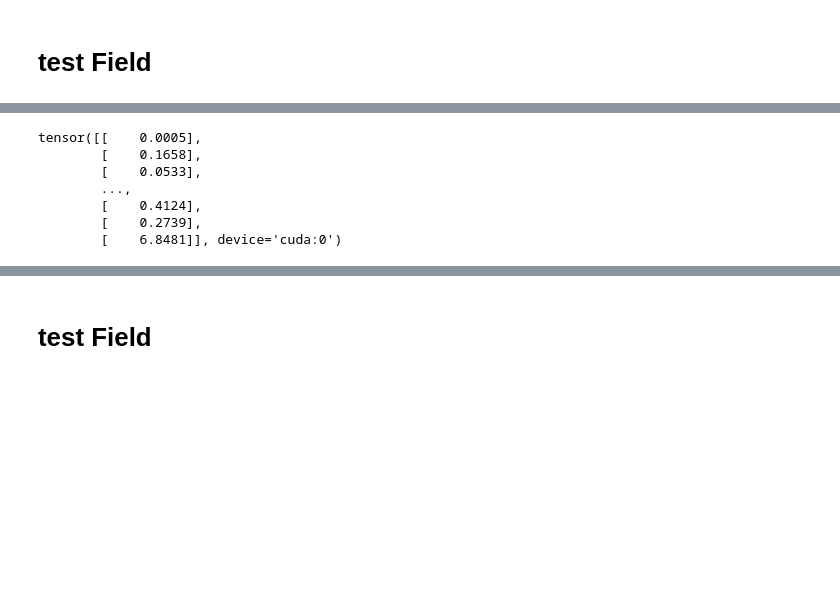
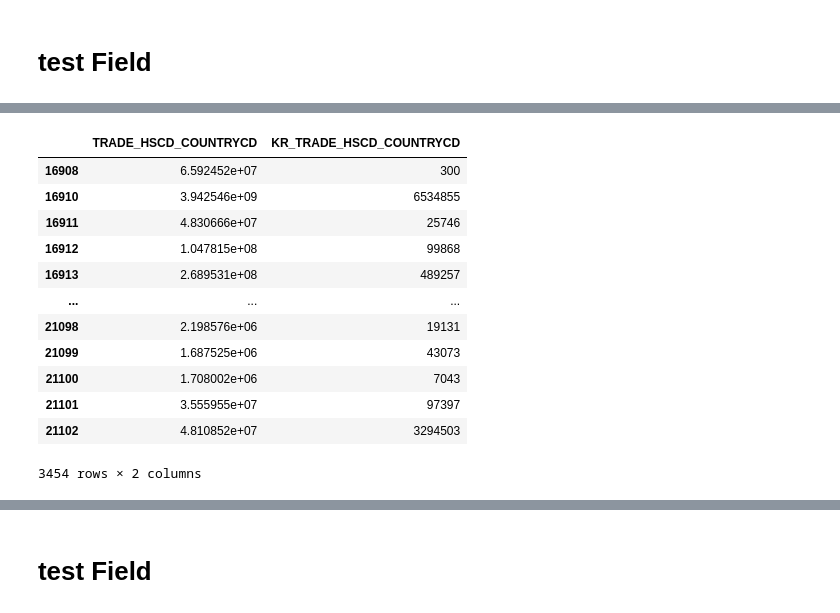
Before and after one commit to 201710757/kotra, a Jupyter notebook: total_ver.ipynb, the cells around one changed output, grey strips where cells are left out. Saved outputs shown, nothing was run; the diff lists cells and outputs as text; code cells hidden in the pictures; blank space fills up the shorter version.

```diff
--- a/total_ver.ipynb
+++ b/total_ver.ipynb
@@ -126,6 +127,5 @@ df.head()
 # %%
-#df['KMDIST'] = df['KMDIST']/100
-#df = df.drop(columns=['SP_POP_TOTL', 'KR_TRADE_HSCD_COUNTRYCD', 'TRADE_HSCD_COUNTRYCD', 'TRADE_COUNTRYCD', 'TRADE_HSCD', 'NY_GDP_MKTP_CD', 'NY_GDP_MKTP_CD_1Y'])
+copy_df = df.copy()
 # %%
 
 df['KMDIST'] = df['KMDIST'] / 100
@@ -433,10 +418,16 @@ tmp
 # %%
-y_test
+copy_df.iloc[tr+te:,14:16]
 # %% [output]
+|  | TRADE_HSCD_COUNTRYCD | KR_TRADE_HSCD_COUNTRYCD |
+| 16908 | 6.592452e+07 | 300 |
+| 16910 | 3.942546e+09 | 6534855 |
+| 16911 | 4.830666e+07 | 25746 |
+| 16912 | 1.047815e+08 | 99868 |
+| 16913 | 2.689531e+08 | 489257 |
+| ... | ... | ... |
+| 21098 | 2.198576e+06 | 19131 |
+| 21099 | 1.687525e+06 | 43073 |
+| 21100 | 1.708002e+06 | 7043 |
+| 21101 | 3.555955e+07 | 97397 |
+| 21102 | 4.810852e+07 | 3294503 |
-tensor([[    0.0005],
-        [    0.1658],
-        [    0.0533],
-        ...,
-        [    0.4124],
-        [    0.2739],
-        [    6.8481]], device='cuda:0')
+3454 rows × 2 columns
```
Also changed, not shown: parts of 59 cells of this notebook, 2 other files.
